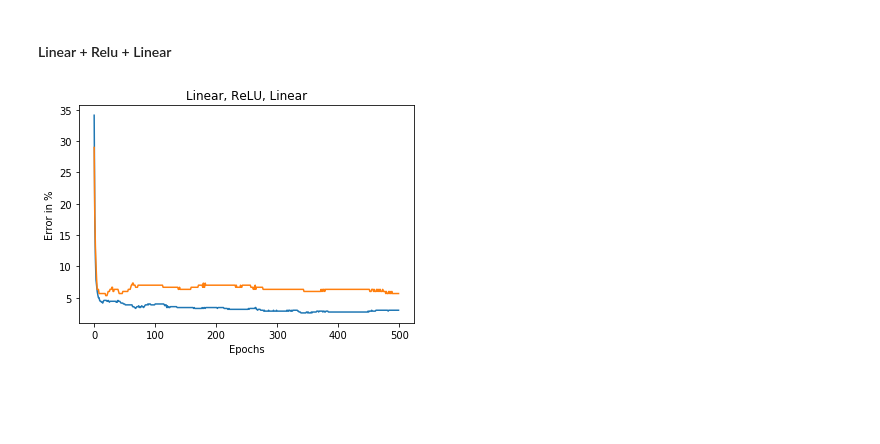
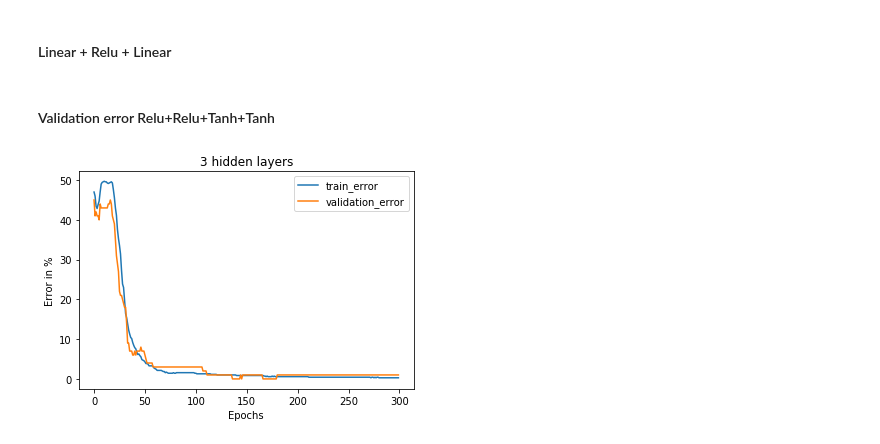
Before and after one commit to hbjornoy/deep-learning, a Jupyter notebook: project2/FB_project2.ipynb, the cells around one changed output. Saved outputs shown, nothing was run; the diff lists cells and outputs as text; code cells hidden in the pictures; blank space fills up the shorter version.

```diff
--- a/project2/FB_project2.ipynb
+++ b/project2/FB_project2.ipynb
@@ -78,10 +84,7 @@ You should implement at least the modules: `Linear` (fully connected layer), `Re
 # %% [markdown]
 ## Split dataset
 # %%
-# comment out if you want non-linear dataset:
-#inputs, targets = linear_inputs, linear_targets
-
-# split the dataset into train and and test data
-train_inputs, train_targets, test_inputs, test_targets = HL.split_dataset(inputs, targets, train_perc=0.7)
-print(train_inputs.size(), train_targets.size(), test_inputs.size(), test_targets.size())
+# split the dataset into train and and validation data
+train_inputs, train_targets, validation_inputs, validation_targets, test_inputs, test_targets = HL.split_dataset(inputs, targets, train_perc=0.7, val_perc=0.1, test_perc=0.2)
+print(train_inputs.size(), train_targets.size(), validation_inputs.size(), validation_targets.size(), test_inputs.size(), test_targets.size())
 # %% [output]
@@ -164,4 +135,11 @@ lr = 0.001
+# %%
+input_dim = 2
+hidden_width = 25
+output_dim = 2
+
+### Linear + Relu + Linear + Relu + Linear + Tanh + Linear + Tanh
+model = HL.Sequential([HL.Linear(input_dim, hidden_width), HL.ReLu(), HL.Linear(hidden_width, hidden_width), HL.ReLu(), HL.Linear(hidden_width, hidden_width), HL.Tanh(), HL.Linear(hidden_width, output_dim), HL.Tanh()])
 # %%
-model, train_error_list, test_error_list = HL.train_model(train_inputs, train_targets, test_inputs, test_targets,
-                                                    model, learning_rate = 0.001, epochs=500)
+model, train_error_list, test_error_list = HL.train_model(train_inputs, train_targets, validation_inputs, validation_targets,
+                                                    model, learning_rate = 0.0001, epochs=300)
 # %% [output]
@@ -192,15 +174,18 @@ import matplotlib.pyplot as plt
 import seaborn as sns
 # %% [markdown]
 #### Linear + Relu + Linear
+# %% [markdown]
+#### Validation error Relu+Relu+Tanh+Tanh
 # %%
-# learning_rate = 0.001
 fig = plt.figure()
 ax = fig.add_subplot(111)
-ax.set_title('Linear, ReLU, Linear')
+ax.set_title('3 hidden layers')
 plt.plot(train_error_list)
 plt.plot(test_error_list)
+plt.legend(['train_error', 'validation_error'], loc='upper right')
 ax.set_xlabel('Epochs')
 ax.set_ylabel('Error in %')
+plt.savefig('3hiddenReluReluTanhTanh.png')
 plt.show()
 # %% [output]
-[figure, old version]
+[figure, new version]
```
Also changed, not shown: parts of 25 cells of this notebook, 2 other files.
